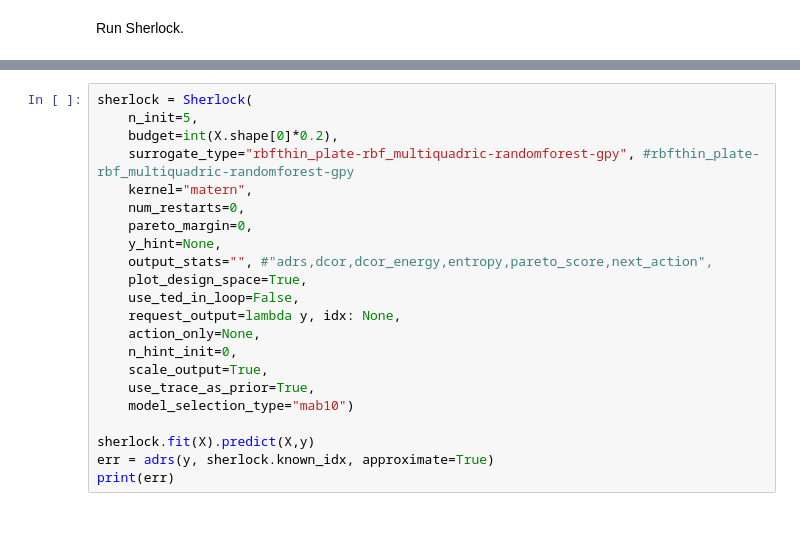
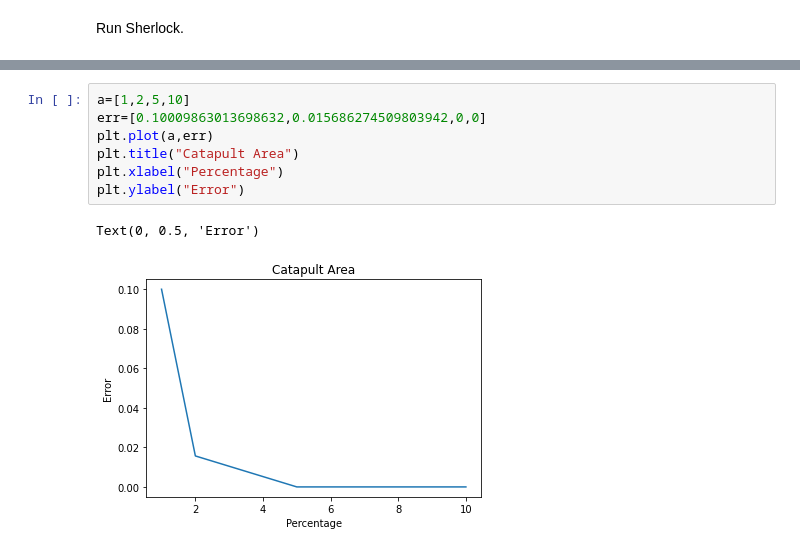
Before and after one commit to KastnerRG/Spector-HLS, a Jupyter notebook: matrix_multiplication/results/Sherlock/catapult_matmul_area.ipynb, the cells around one changed output, grey strips where cells are left out. Cells and saved outputs as stored; diff of their text form; blank space fills up the shorter version.

```diff
--- a/matrix_multiplication/results/Sherlock/catapult_matmul_area.ipynb
+++ b/matrix_multiplication/results/Sherlock/catapult_matmul_area.ipynb
@@ -181,22 +220,10 @@ print(err)
-# %%
-sherlock = Sherlock(
-    n_init=5,
-    budget=int(X.shape[0]*0.2),
-    surrogate_type="rbfthin_plate-rbf_multiquadric-randomforest-gpy", #rbfthin_plate-rbf_multiquadric-randomforest-gpy
-    kernel="matern",
-    num_restarts=0,
-    pareto_margin=0,
-    y_hint=None,
-    output_stats="", #"adrs,dcor,dcor_energy,entropy,pareto_score,next_action",
-    plot_design_space=True,
-    use_ted_in_loop=False,
-    request_output=lambda y, idx: None,
-    action_only=None,
-    n_hint_init=0,
-    scale_output=True,
-    use_trace_as_prior=True,
-    model_selection_type="mab10")
-
-sherlock.fit(X).predict(X,y)
-err = adrs(y, sherlock.known_idx, approximate=True)
-print(err)
+# %%
+a=[1,2,5,10]
+err=[0.10009863013698632,0.015686274509803942,0,0]
+plt.plot(a,err)
+plt.title("Catapult Area")
+plt.xlabel("Percentage")
+plt.ylabel("Error")
+# %% [output]
+Text(0, 0.5, 'Error')
+[figure, added]
```
Also changed, not shown: parts of 5 cells of this notebook, 1 other file.
